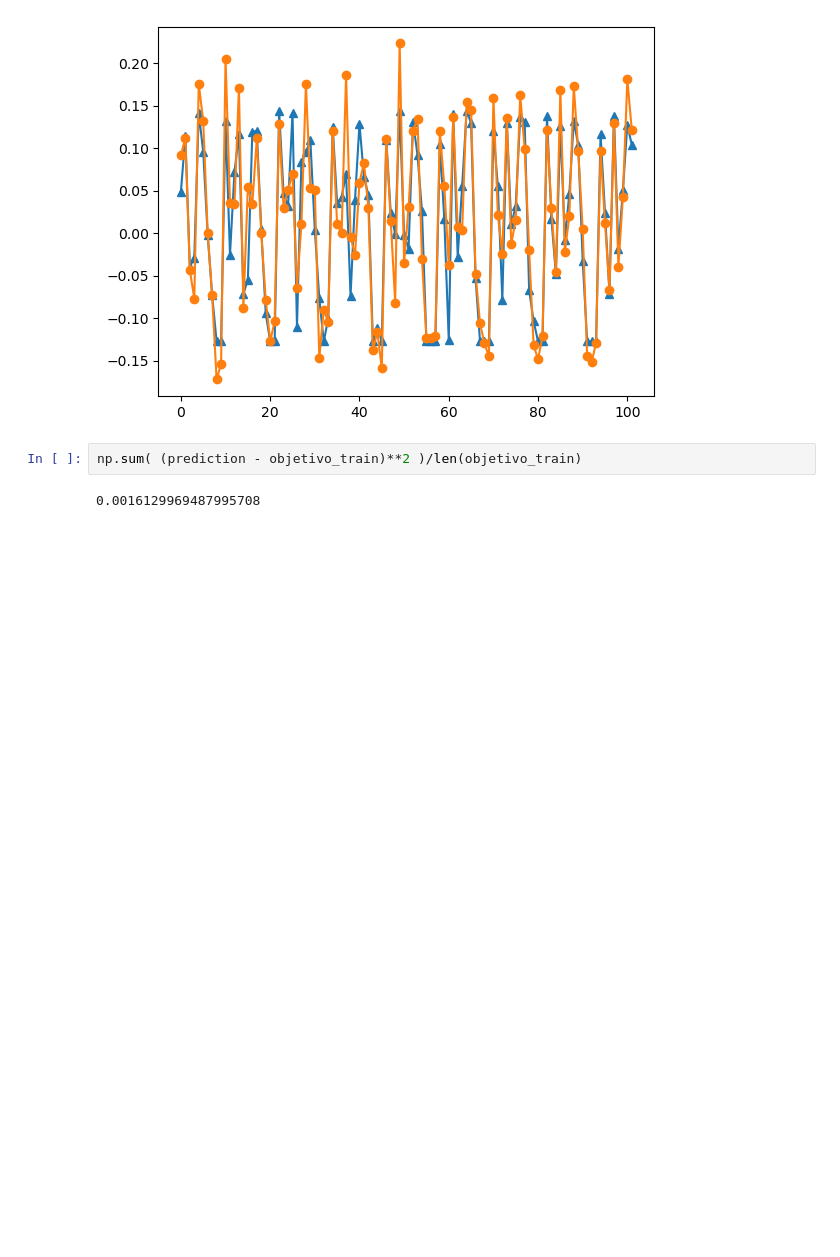
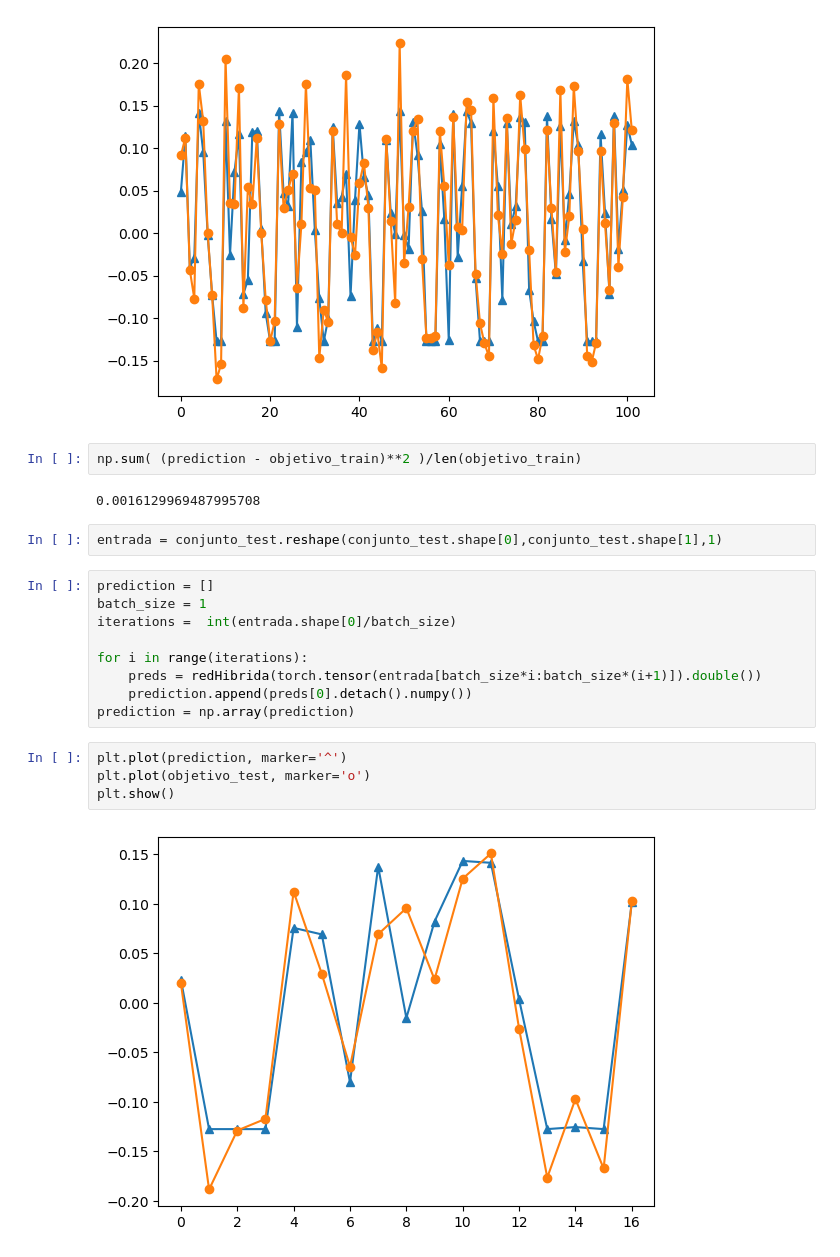
Before and after one commit to MiklosLaszlo/TFG, a Jupyter notebook: TFG_programacion/ajustes/Hibrido.ipynb, the cells around one changed output. Drawn from its saved outputs; the diff is of its cells as text; blank space fills up the shorter version.

```diff
--- a/TFG_programacion/ajustes/Hibrido.ipynb
+++ b/TFG_programacion/ajustes/Hibrido.ipynb
@@ -222,3 +222,20 @@ plt.show()
 np.sum( (prediction - objetivo_train)**2 )/len(objetivo_train)
 # %% [output]
 0.0016129969487995708
+# %%
+entrada = conjunto_test.reshape(conjunto_test.shape[0],conjunto_test.shape[1],1)
+# %%
+prediction = []
+batch_size = 1
+iterations =  int(entrada.shape[0]/batch_size)
+
+for i in range(iterations):
+    preds = redHibrida(torch.tensor(entrada[batch_size*i:batch_size*(i+1)]).double())
+    prediction.append(preds[0].detach().numpy())
+prediction = np.array(prediction)
+# %%
+plt.plot(prediction, marker='^')
+plt.plot(objetivo_test, marker='o')
+plt.show()
+# %% [output]
+[figure, added]
```
Also changed, not shown: parts of 2 cells of this notebook, 3 other files.
